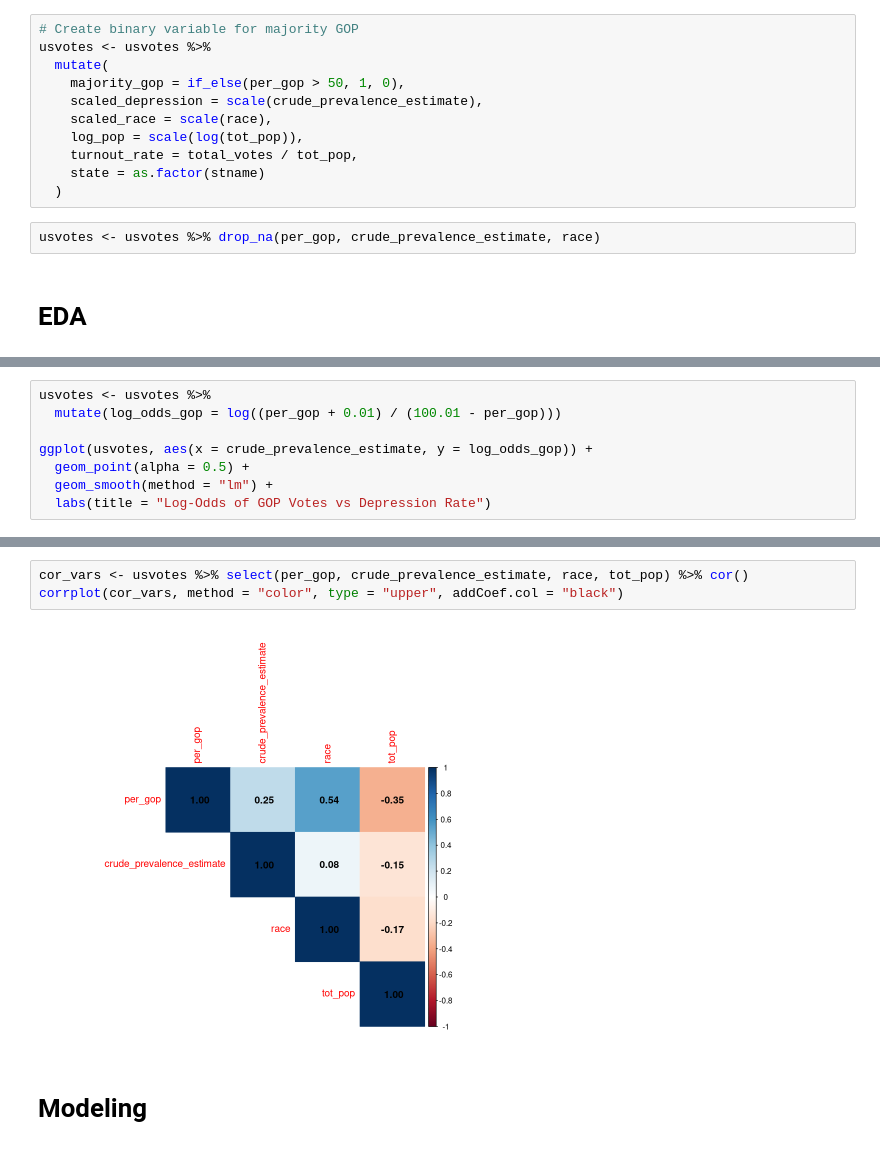
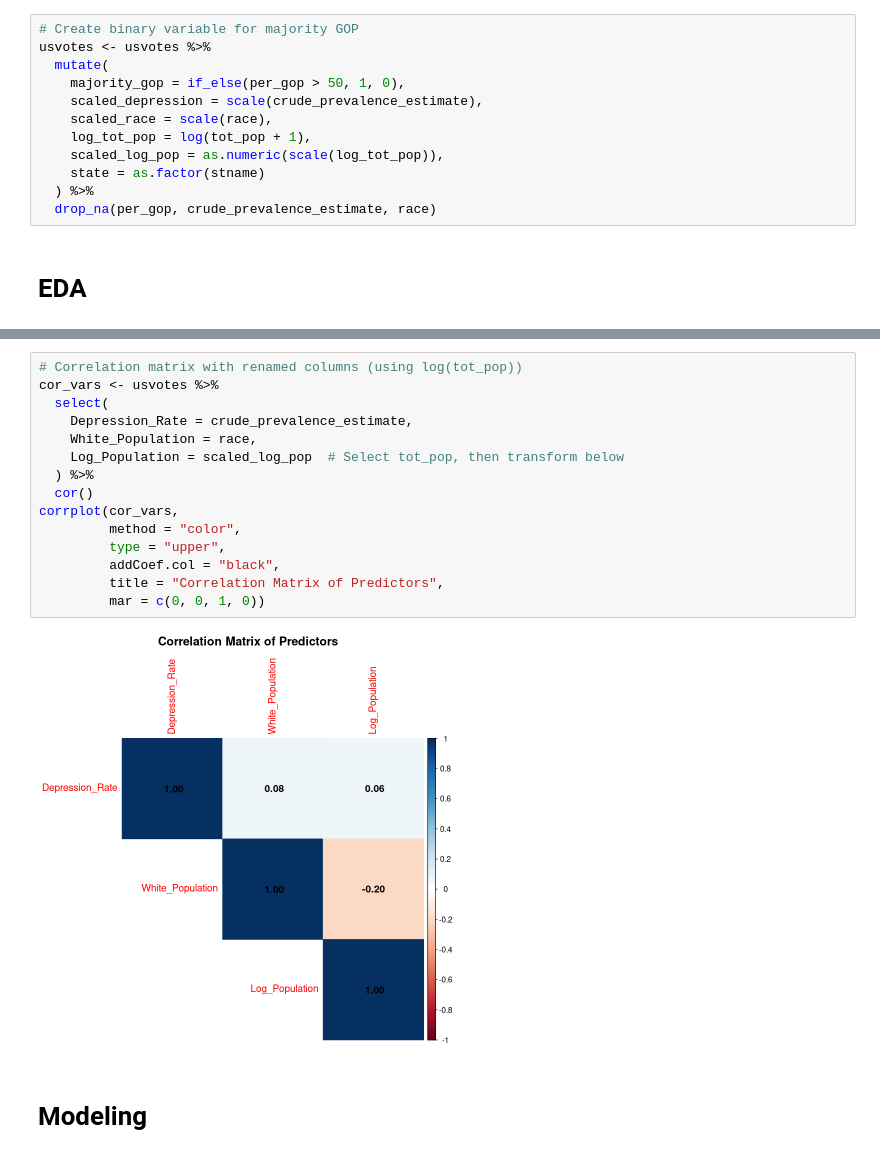
Before and after one commit to Harinath-B/CS7DS3---Applied-Statistical-Modelling, a Jupyter notebook: Final/final.ipynb, the cells around one changed output, grey strips where cells are left out. Drawn from its saved outputs; the diff is of its cells as text.

```diff
--- a/Final/final.ipynb
+++ b/Final/final.ipynb
@@ -24,12 +24,11 @@ usvotes <- usvotes %>%
     majority_gop = if_else(per_gop > 50, 1, 0),
     scaled_depression = scale(crude_prevalence_estimate),
     scaled_race = scale(race),
-    log_pop = scale(log(tot_pop)),
-    turnout_rate = total_votes / tot_pop,
+    log_tot_pop = log(tot_pop + 1),
+    scaled_log_pop = as.numeric(scale(log_tot_pop)),
     state = as.factor(stname)
-  )
+  ) %>%
+  drop_na(per_gop, crude_prevalence_estimate, race)
-# %%
-usvotes <- usvotes %>% drop_na(per_gop, crude_prevalence_estimate, race)
 # %% [markdown]
 # EDA
 # %%
@@ -85,8 +52,0 @@ ggplot(usvotes, aes(x = reorder(state, per_gop, median), y = per_gop)) +
-# %%
-usvotes <- usvotes %>%
-  mutate(log_odds_gop = log((per_gop + 0.01) / (100.01 - per_gop)))
-
-ggplot(usvotes, aes(x = crude_prevalence_estimate, y = log_odds_gop)) +
-  geom_point(alpha = 0.5) +
-  geom_smooth(method = "lm") +
-  labs(title = "Log-Odds of GOP Votes vs Depression Rate")
@@ -112,8 +87,20 @@ ggplot(state_summary, aes(x = avg_depression, y = avg_gop)) +
 # %%
-cor_vars <- usvotes %>% select(per_gop, crude_prevalence_estimate, race, tot_pop) %>% cor()
-corrplot(cor_vars, method = "color", type = "upper", addCoef.col = "black")
+# Correlation matrix with renamed columns (using log(tot_pop))
+cor_vars <- usvotes %>%
+  select(
+    Depression_Rate = crude_prevalence_estimate,
+    White_Population = race,
+    Log_Population = scaled_log_pop  # Select tot_pop, then transform below
+  ) %>%
+  cor()
+corrplot(cor_vars,
+         method = "color",
+         type = "upper",
+         addCoef.col = "black",
+         title = "Correlation Matrix of Predictors",
+         mar = c(0, 0, 1, 0))
 # %% [output]
-[figure, old version]
+[figure, new version]
 # %% [markdown]
 # Modeling
 # %% [markdown]
```
Also changed, not shown: parts of 46 cells of this notebook, 1 other file.
